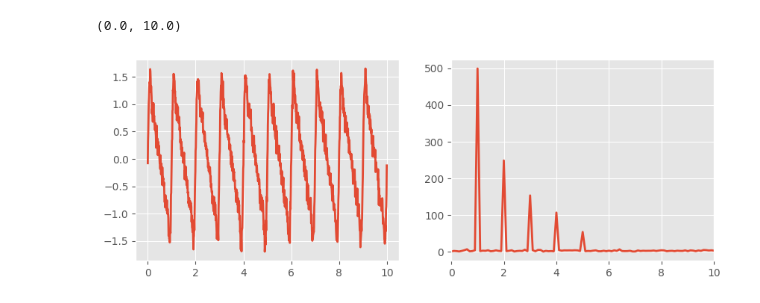
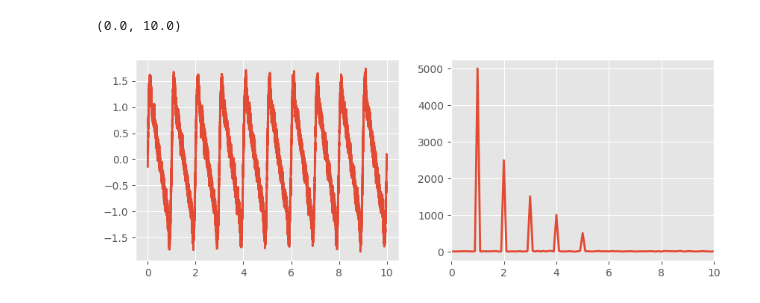
Before and after one commit to Ziaeemehr/signal_processing, a Jupyter notebook: src/intro.ipynb, the cells around one changed output. Cells and saved outputs as stored; diff of their text form; code cells hidden in the pictures.

```diff
--- a/src/intro.ipynb
+++ b/src/intro.ipynb
@@ -95,18 +95,18 @@ def make_signal(fs, dur, freqs, amps, phases, noise=0.0):
 # %%
 fig, ax = plt.subplots(1,2, figsize=(10,3.5))
 
-fs = 100 # Hz
+fs = 1000 # Hz
 dur = 10 # seconds
 freqs = [1, 2, 3, 4, 5]
 amps = [1, 0.5, 0.3, 0.2, 0.1]
 phases = [0, 0, 0, 0, 0]
-t, signal = make_signal(fs, dur, freqs, amps, phases, noise=0.1)
+t, ts = make_signal(fs, dur, freqs, amps, phases, noise=0.1)
 
 
-f, fmag = fft(signal, fs)
-ax[0].plot(t, signal, lw=2)
+f, fmag = fft(ts, fs)
+ax[0].plot(t, ts, lw=2)
 ax[1].plot(f, fmag[0], lw=2)
 ax[1].set_xlim([0, 10])
 # %% [output]
 (0.0, 10.0)
-[figure, old version]
+[figure, new version]
```
Also changed, not shown: parts of 1 cell of this notebook.
